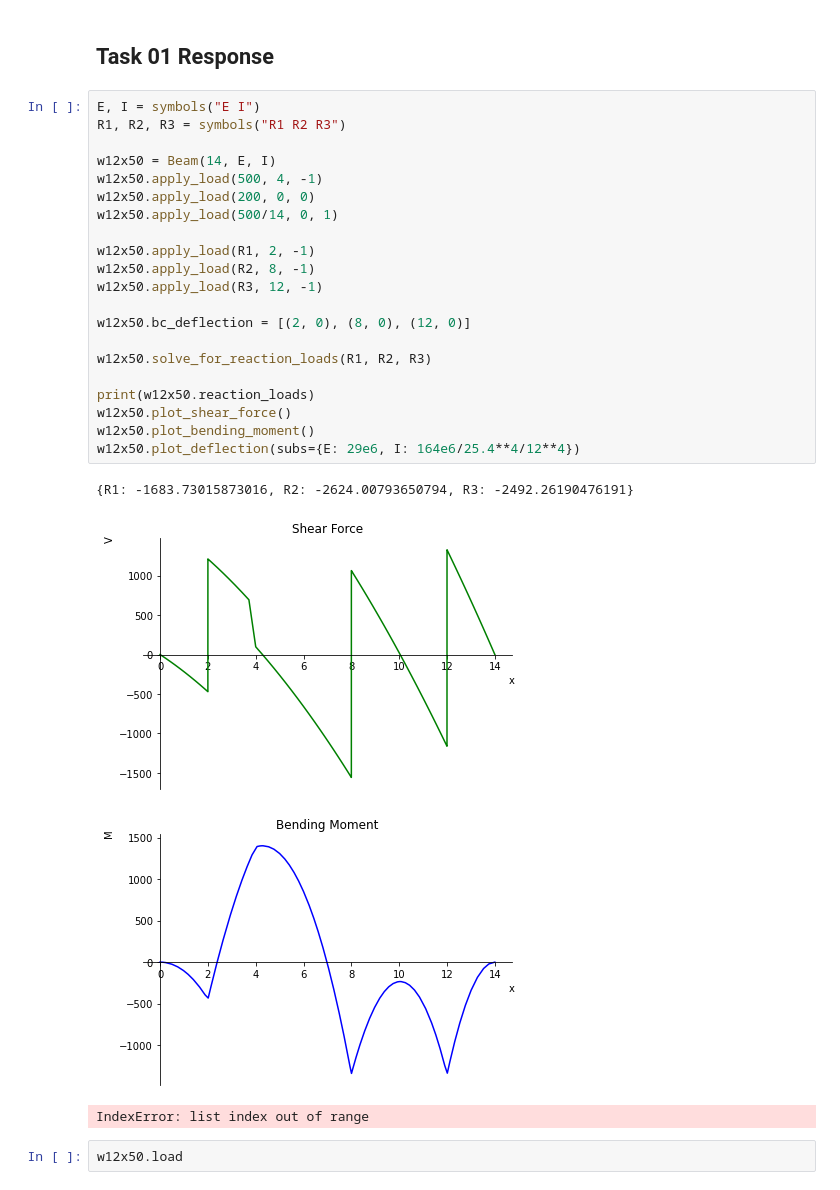
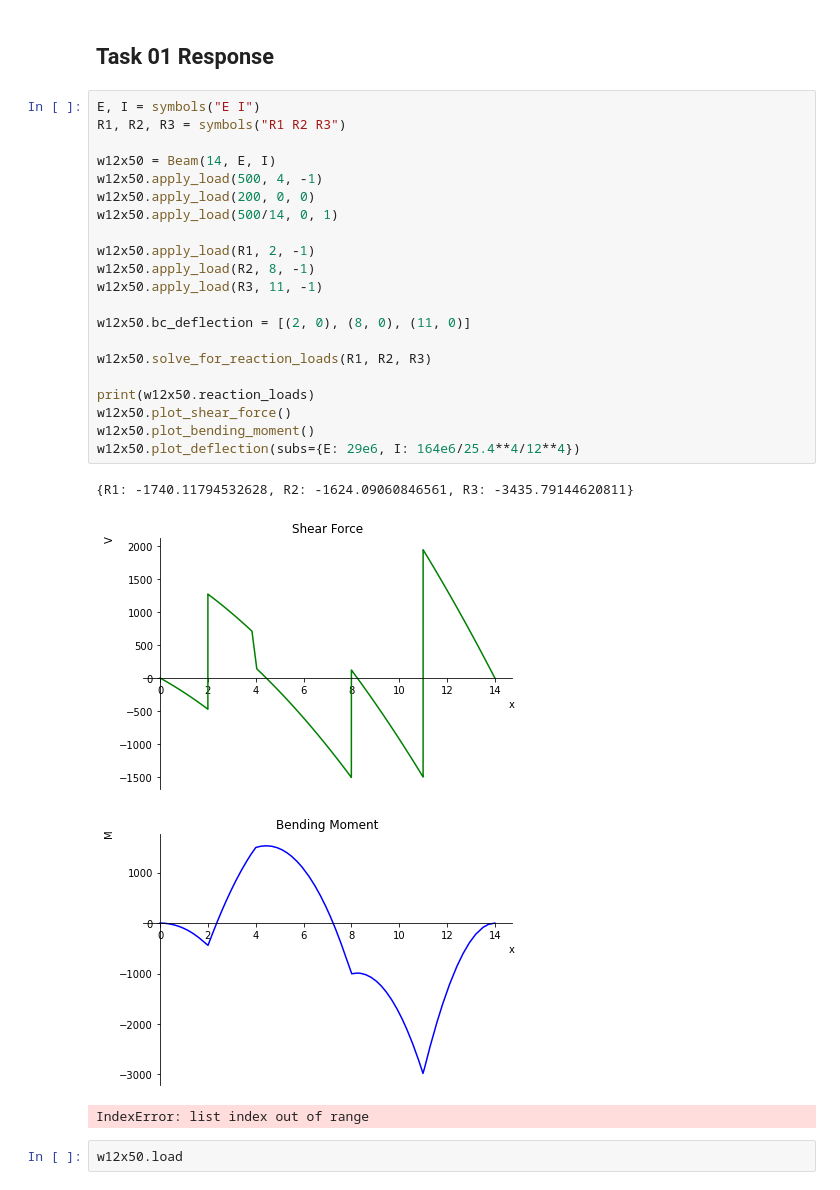
Before and after one commit to connorferster/Workbook_01_Solution, a Jupyter notebook: Workbook_01-Solution.ipynb, the cells around one changed output. Saved outputs shown, nothing was run; the diff lists cells and outputs as text.

```diff
--- a/Workbook_01-Solution.ipynb
+++ b/Workbook_01-Solution.ipynb
@@ -23,28 +23,28 @@ Create a `Beam` object to analyze a beam with the following attributes:
 # %%
 E, I = symbols("E I")
 R1, R2, R3 = symbols("R1 R2 R3")
 
 w12x50 = Beam(14, E, I)
 w12x50.apply_load(500, 4, -1)
 w12x50.apply_load(200, 0, 0)
 w12x50.apply_load(500/14, 0, 1)
 
 w12x50.apply_load(R1, 2, -1)
 w12x50.apply_load(R2, 8, -1)
-w12x50.apply_load(R3, 12, -1)
+w12x50.apply_load(R3, 11, -1)
 
-w12x50.bc_deflection = [(2, 0), (8, 0), (12, 0)]
+w12x50.bc_deflection = [(2, 0), (8, 0), (11, 0)]
 
 w12x50.solve_for_reaction_loads(R1, R2, R3)
 
 print(w12x50.reaction_loads)
 w12x50.plot_shear_force()
 w12x50.plot_bending_moment()
 w12x50.plot_deflection(subs={E: 29e6, I: 164e6/25.4**4/12**4})
 # %% [output]
-{R1: -1683.73015873016, R2: -2624.00793650794, R3: -2492.26190476191}
+{R1: -1740.11794532628, R2: -1624.09060846561, R3: -3435.79144620811}
-[figure, old version]
+[figure, new version]
-[figure, old version]
+[figure, new version]
 IndexError: list index out of range
 # %%
 w12x50.load
```
